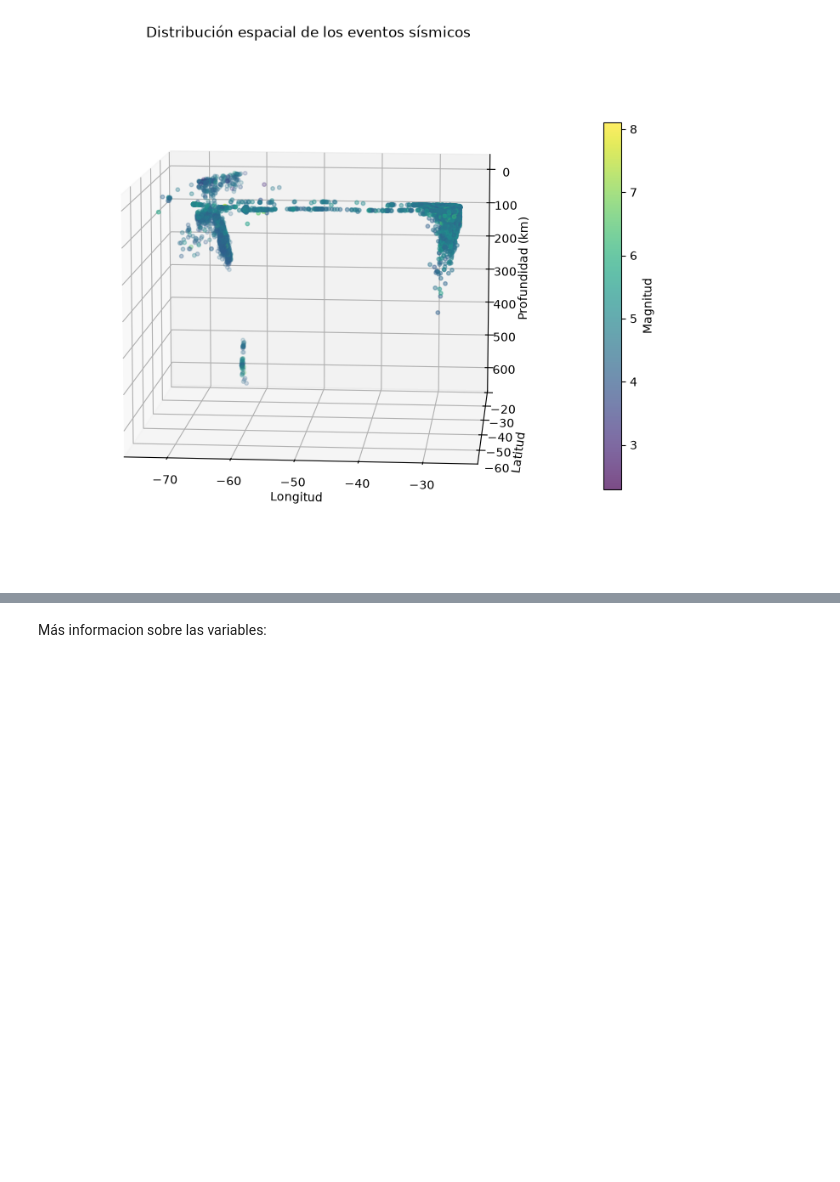
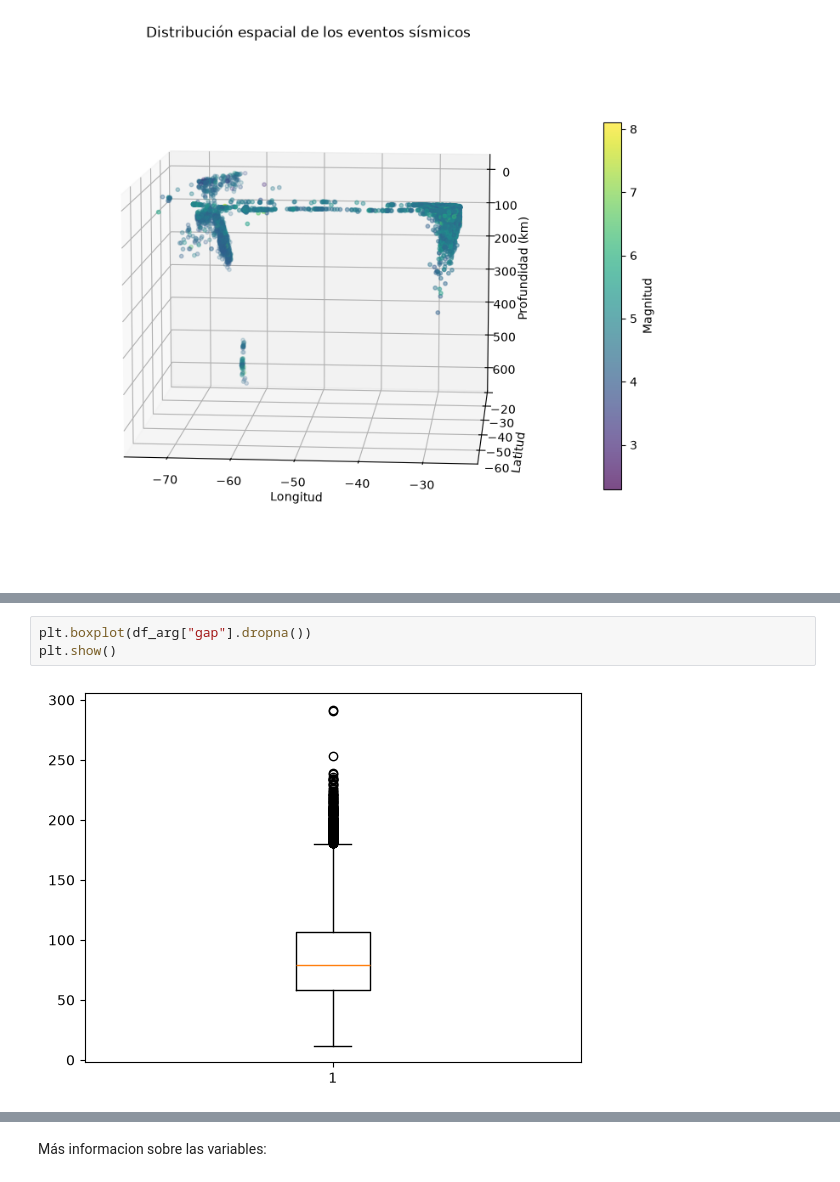
Before and after one commit to fer-gif/proyecto_ypf, a Jupyter notebook: notebooks/01_analisis_exploratorio.ipynb, the cells around one changed output, grey strips where cells are left out. Drawn from its saved outputs; the diff is of its cells as text; blank space fills up the shorter version.

```diff
--- a/notebooks/01_analisis_exploratorio.ipynb
+++ b/notebooks/01_analisis_exploratorio.ipynb
@@ -482,0 +757,5 @@ plt.show()
+# %%
+plt.boxplot(df_arg["gap"].dropna())
+plt.show()
+# %% [output]
+[figure, added]
```
Also changed, not shown: parts of 116 cells of this notebook.
